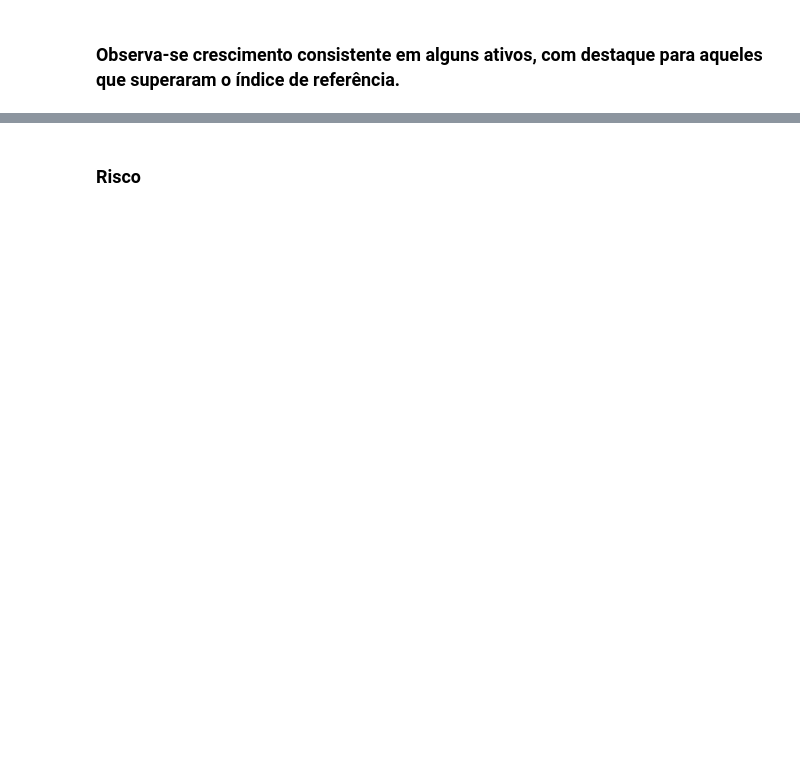
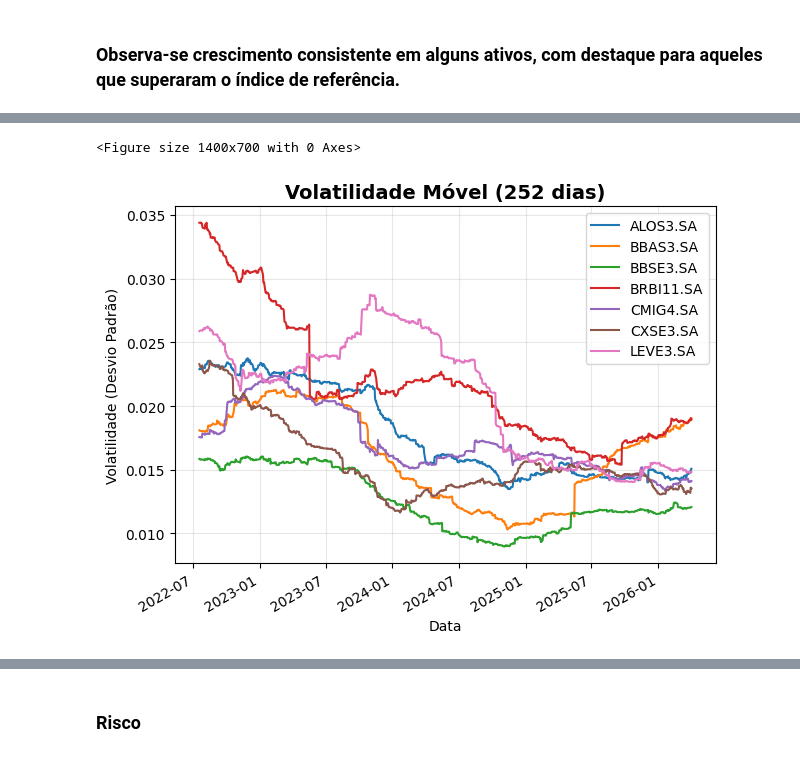
Before and after one commit to Lucasbarbsz/Analise-de-a-es, a Jupyter notebook: Analise_acoes.ipynb, the cells around one changed output, grey strips where cells are left out. Saved outputs shown, nothing was run; the diff lists cells and outputs as text; code cells hidden in the pictures; blank space fills up the shorter version.

```diff
--- a/Analise_acoes.ipynb
+++ b/Analise_acoes.ipynb
@@ -106,4 +186,24 @@ LEVE3.SA     0.330490
 dtype: float64
+# %%
+# Rolling Volatility - Volatilidade ao longo do tempo
+# Calcula volatilidade em janelas móveis para ver períodos de calma/turbulência
+retornos_diarios = dados.pct_change().dropna()
+rolling_vol = retornos_diarios[retornos_diarios.columns[:-1]].rolling(window=252).std()  # 252 dias = 1 ano
+
+plt.figure(figsize=(14, 7))
+rolling_vol.plot()
+plt.title('Volatilidade Móvel (252 dias)', fontsize=14, fontweight='bold')
+plt.ylabel('Volatilidade (Desvio Padrão)')
+plt.xlabel('Data')
+plt.legend(loc='best')
+plt.grid(True, alpha=0.3)
+plt.tight_layout()
+plt.show()
+
+# Picos: períodos de maior incerteza/queda | Vales: períodos de estabilidade
+# %% [output]
+<Figure size 1400x700 with 0 Axes>
+[figure, added]
 # %%
 # Sharpe
 sharpe = retornos_anuais.mean() / retornos_anuais.std()
```
Also changed, not shown: parts of 24 cells of this notebook.
